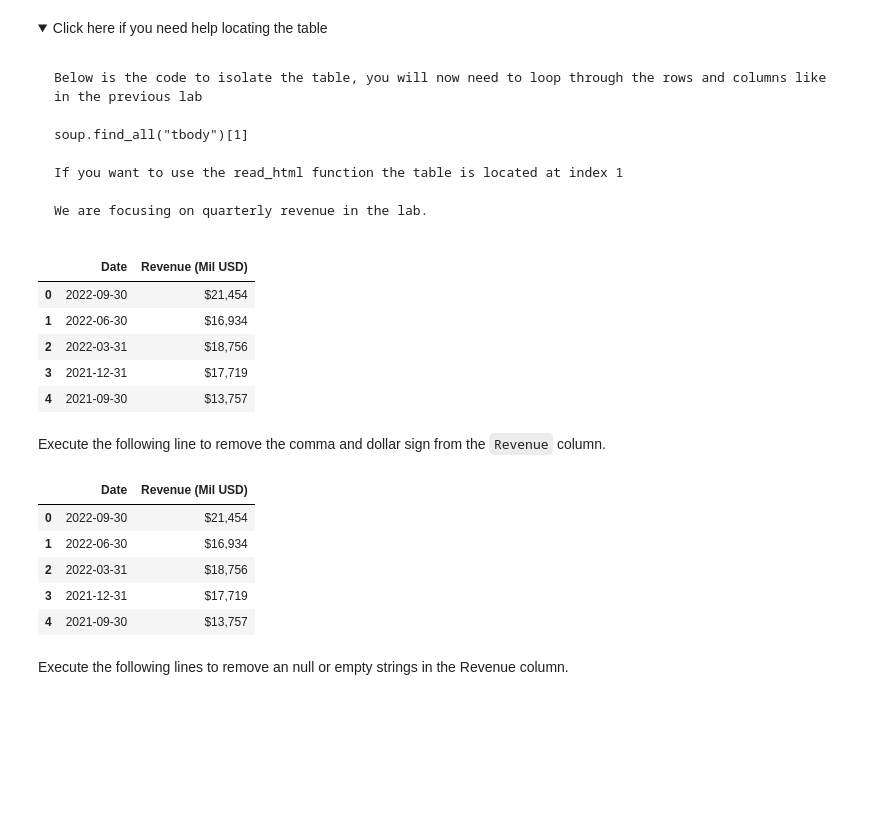
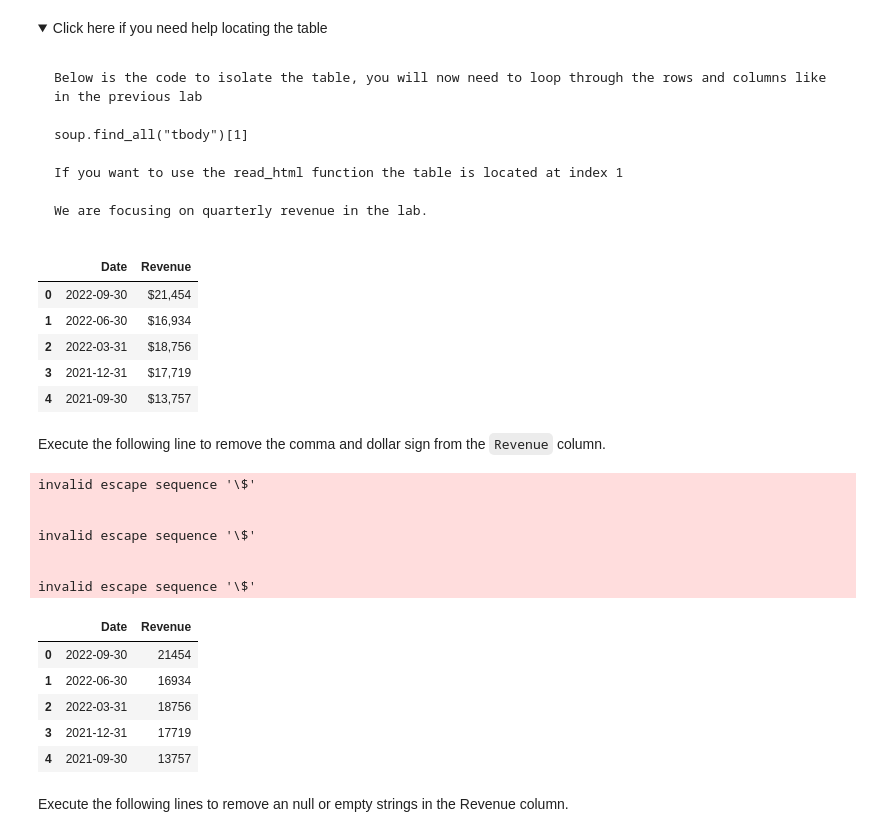
Before and after one commit to BindonWrathbite/IBM-Data-Science-Projects---Tools-for-Data-Science-Final-Assignment, a Jupyter notebook: Python for Data Science/Final Assignment-v2.ipynb, the cells around one changed output. Cells and saved outputs as stored; diff of their text form; code cells hidden in the pictures; folded sections open; blank space fills up the shorter version.

```diff
--- a/Python for Data Science/Final Assignment-v2.ipynb
+++ b/Python for Data Science/Final Assignment-v2.ipynb
@@ -164,10 +164,10 @@ tables = pd.read_html(html_data)
 # for table in tables:
 #     print(table.head()) # Used to Find which table I need. tables[1] is quarterly.
 tesla_revenue = tables[1]
-tesla_revenue.columns = ['Date', 'Revenue (Mil USD)']
+tesla_revenue.columns = ['Date', 'Revenue']
 tesla_revenue.head()
 # %% [output]
-|  | Date | Revenue (Mil USD) |
+|  | Date | Revenue |
 | 0 | 2022-09-30 | $21,454 |
 | 1 | 2022-06-30 | $16,934 |
 | 2 | 2022-03-31 | $18,756 |
@@ -177,15 +177,22 @@ tesla_revenue.head()
 Execute the following line to remove the comma and dollar sign from the `Revenue` column.
 # %%
 replacements = ['$', ',']
-tesla_revenue['Revenue (Mil USD)'] = tesla_revenue['Revenue (Mil USD)'].str.replace('[\$,]', '')
+tesla_revenue['Revenue'] = tesla_revenue['Revenue'].str.replace('[\$,]', '', regex=True)
 tesla_revenue.head()
 # %% [output]
+invalid escape sequence '\$'
+
+
+invalid escape sequence '\$'
+
+
+invalid escape sequence '\$'
-|  | Date | Revenue (Mil USD) |
-| 0 | 2022-09-30 | $21,454 |
-| 1 | 2022-06-30 | $16,934 |
-| 2 | 2022-03-31 | $18,756 |
-| 3 | 2021-12-31 | $17,719 |
-| 4 | 2021-09-30 | $13,757 |
+|  | Date | Revenue |
+| 0 | 2022-09-30 | 21454 |
+| 1 | 2022-06-30 | 16934 |
+| 2 | 2022-03-31 | 18756 |
+| 3 | 2021-12-31 | 17719 |
+| 4 | 2021-09-30 | 13757 |
 # %% [markdown]
 Execute the following lines to remove an null or empty strings in the Revenue column.
 # %%
```
Also changed, not shown: parts of 7 cells of this notebook.
